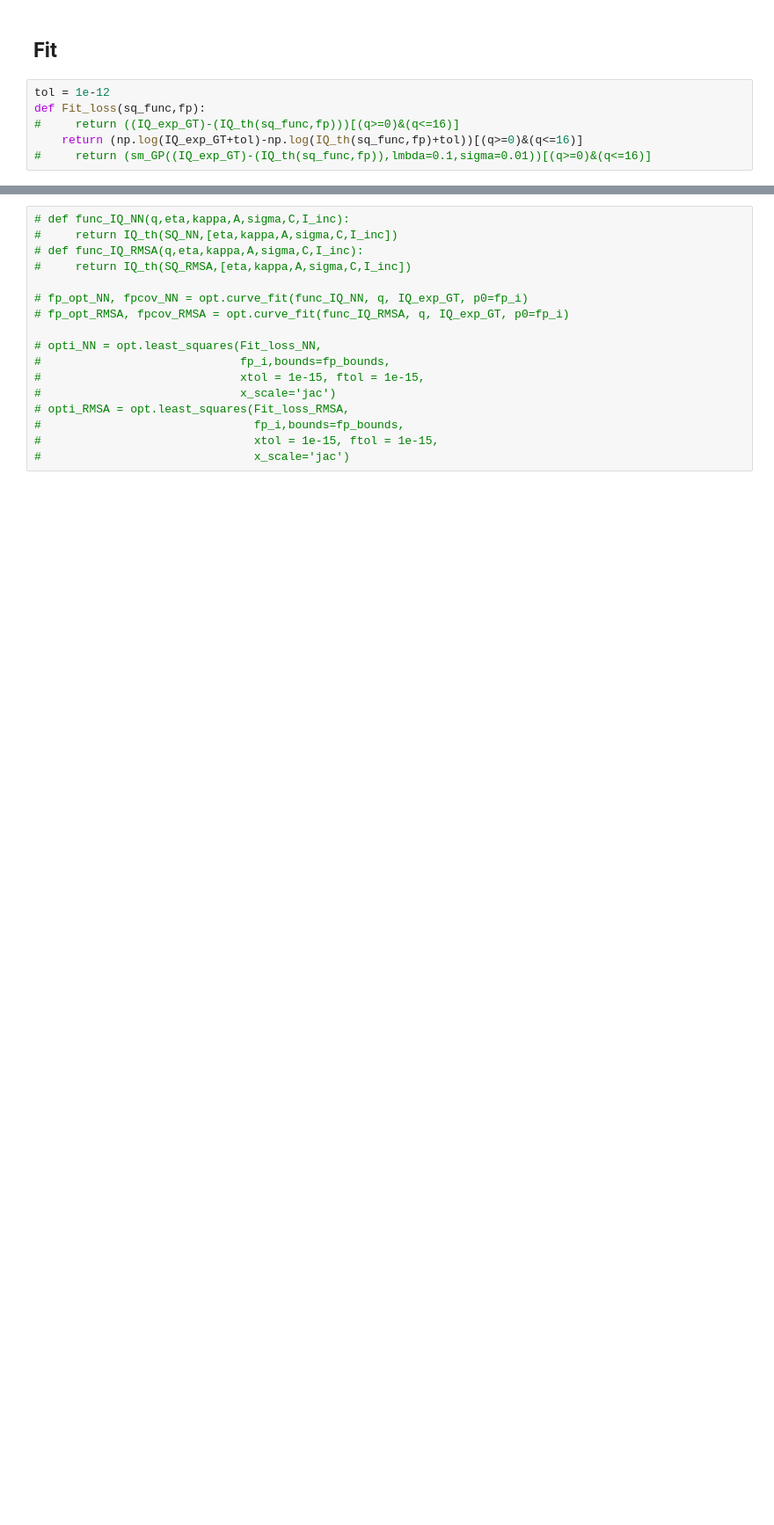
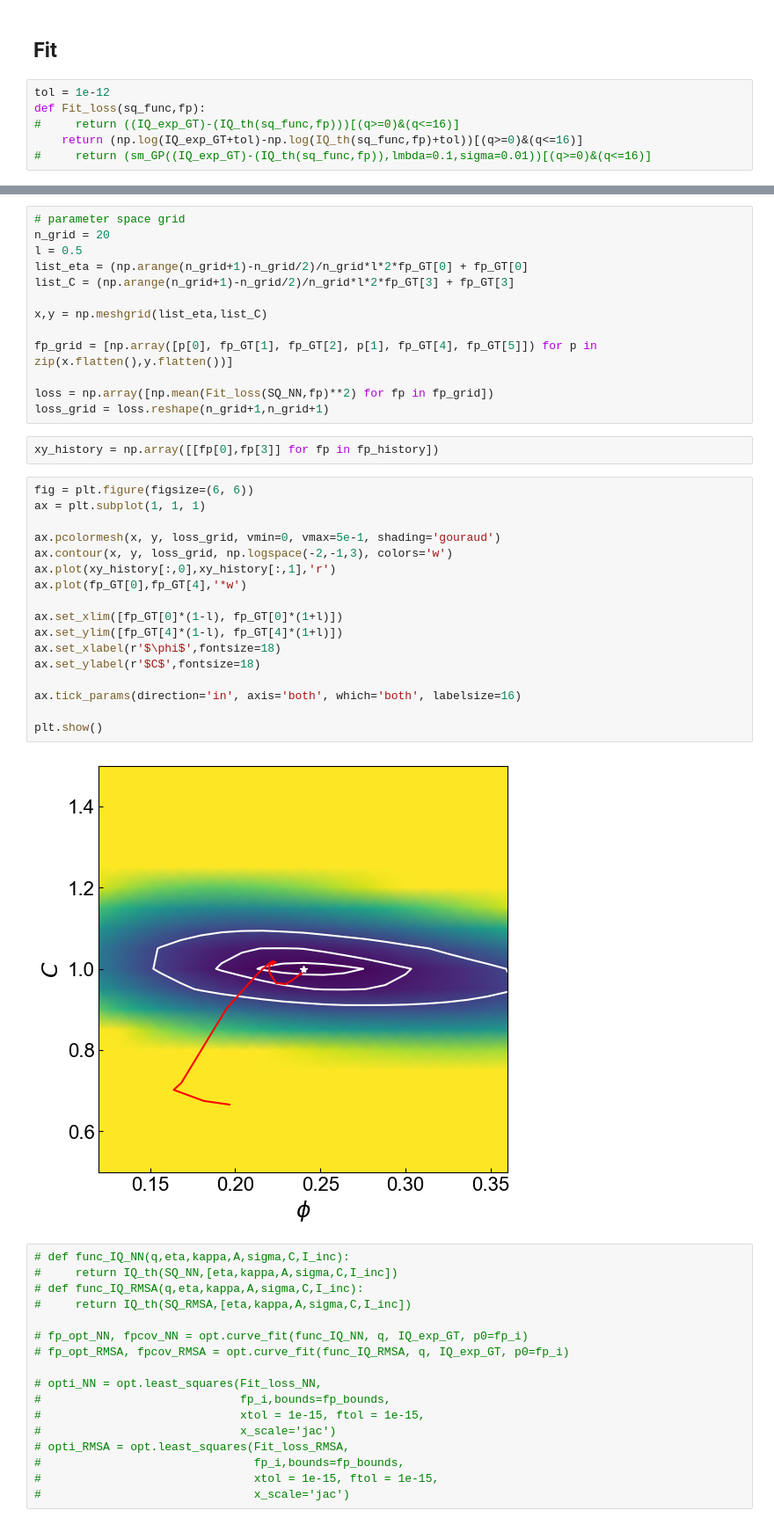
Before and after one commit to ch-tung/SQ_VAE, a Jupyter notebook: direct_param_SQ/Fit_IQ.ipynb, the cells around one changed output, grey strips where cells are left out. Shown at 88% size. Saved outputs shown, nothing was run; the diff lists cells and outputs as text; blank space fills up the shorter version.

```diff
--- a/direct_param_SQ/Fit_IQ.ipynb
+++ b/direct_param_SQ/Fit_IQ.ipynb
@@ -400,3 +416,37 @@ SQ_RMSA
+# %%
+# parameter space grid
+n_grid = 20
+l = 0.5
+list_eta = (np.arange(n_grid+1)-n_grid/2)/n_grid*l*2*fp_GT[0] + fp_GT[0]
+list_C = (np.arange(n_grid+1)-n_grid/2)/n_grid*l*2*fp_GT[3] + fp_GT[3]
+
+x,y = np.meshgrid(list_eta,list_C)
+
+fp_grid = [np.array([p[0], fp_GT[1], fp_GT[2], p[1], fp_GT[4], fp_GT[5]]) for p in zip(x.flatten(),y.flatten())]
+
+loss = np.array([np.mean(Fit_loss(SQ_NN,fp)**2) for fp in fp_grid])
+loss_grid = loss.reshape(n_grid+1,n_grid+1)
+# %%
+xy_history = np.array([[fp[0],fp[3]] for fp in fp_history])
+# %%
+fig = plt.figure(figsize=(6, 6))
+ax = plt.subplot(1, 1, 1)
+
+ax.pcolormesh(x, y, loss_grid, vmin=0, vmax=5e-1, shading='gouraud')
+ax.contour(x, y, loss_grid, np.logspace(-2,-1,3), colors='w')
+ax.plot(xy_history[:,0],xy_history[:,1],'r')
+ax.plot(fp_GT[0],fp_GT[4],'*w')
+
+ax.set_xlim([fp_GT[0]*(1-l), fp_GT[0]*(1+l)])
+ax.set_ylim([fp_GT[4]*(1-l), fp_GT[4]*(1+l)])
+ax.set_xlabel(r'$\phi$',fontsize=18)
+ax.set_ylabel(r'$C$',fontsize=18)
+
+ax.tick_params(direction='in', axis='both', which='both', labelsize=16)
+
+plt.show()
+# %% [output]
+[figure, added]
 # %%
 # def func_IQ_NN(q,eta,kappa,A,sigma,C,I_inc):
 #     return IQ_th(SQ_NN,[eta,kappa,A,sigma,C,I_inc])
```
Also changed, not shown: parts of 16 cells of this notebook.
